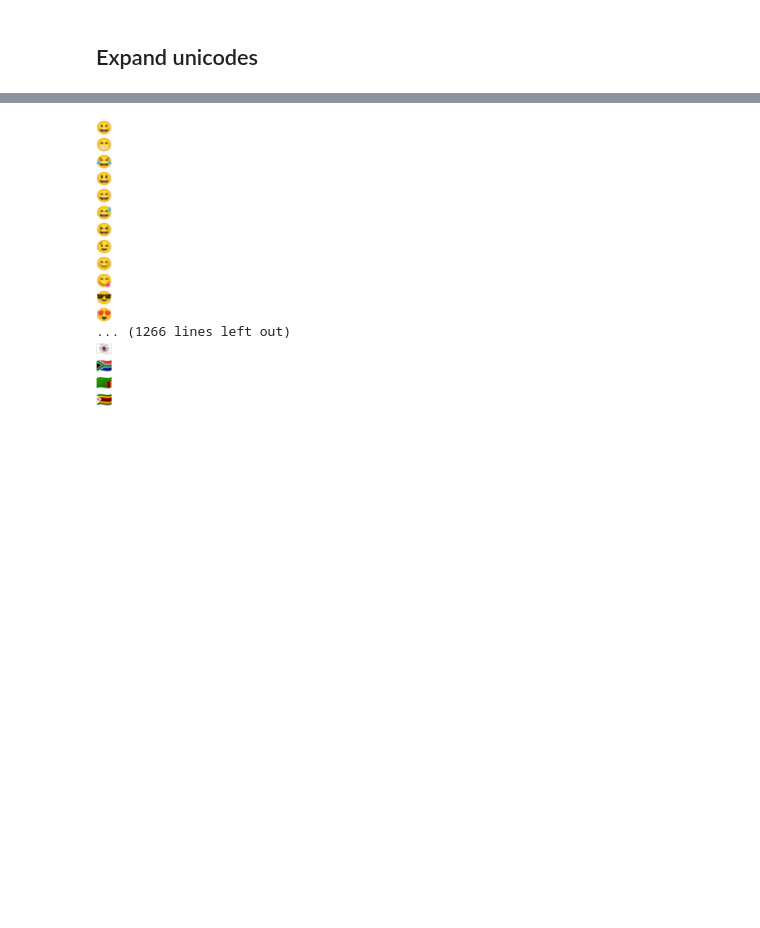
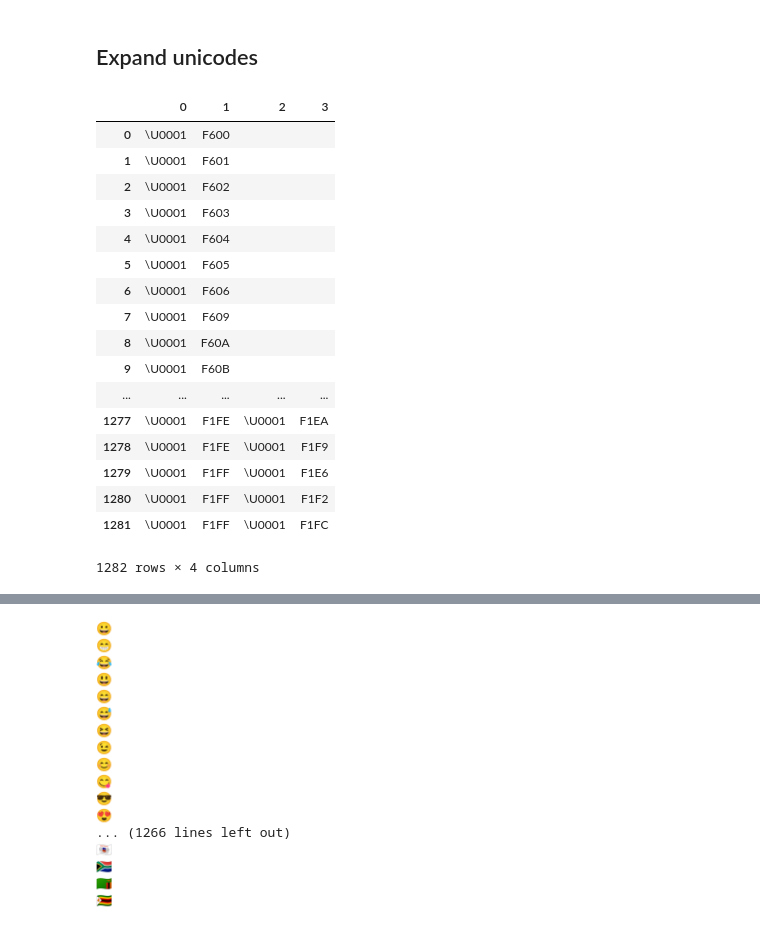
Before and after one commit to dandanbang/Emojineering, a Jupyter notebook: Emoji_webscraping_cleaning_hr.ipynb, the cells around one changed output, grey strips where cells are left out. Saved outputs shown, nothing was run; the diff lists cells and outputs as text; code cells hidden in the pictures; blank space fills up the shorter version.

```diff
--- a/Emoji_webscraping_cleaning.ipynb
+++ b/Emoji_webscraping_cleaning_hr.ipynb
@@ -37,14 +37,35 @@ emojis_df = pd.DataFrame(emojis)
 # %%
 # Expand bytecodes
 pattern = r"U\+(\d?)([A-F0-9]{4})(?: U\+(\d?)([A-F0-9]{4}))?"
 p = re.compile(pattern)
 temp = emojis_df.byteCode.str.extract(pattern)
-temp[0].replace("1", "\\U0001", inplace=True)
-temp[0].replace("", "\\U0000", inplace=True)
-temp[2].replace("1", "\\U0001", inplace=True)
-temp[2].replace("", "\\U0000", inplace=True)
+temp[0].replace("1", r"\U0001", inplace=True)
+temp[0].replace("", r"\U0000", inplace=True)
+temp[2].replace("1", r"\U0001", inplace=True)
+temp[2].replace("", r"\U0000", inplace=True)
 temp.fillna("",inplace=True)
-emojis_df.byteCode = temp.apply(lambda x: "".join(x), axis=1)
+display(temp)
+emojis_df["byteCode1"] = temp.apply(lambda x: "".join(x[:2]), axis=1)
+emojis_df["byteCode2"] = temp.apply(lambda x: "".join(x[2:]), axis=1)
+# %% [output]
+|  | 0 | 1 | 2 | 3 |
+| 0 | \U0001 | F600 |  |  |
+| 1 | \U0001 | F601 |  |  |
+| 2 | \U0001 | F602 |  |  |
+| 3 | \U0001 | F603 |  |  |
+| 4 | \U0001 | F604 |  |  |
+| 5 | \U0001 | F605 |  |  |
+| 6 | \U0001 | F606 |  |  |
+| 7 | \U0001 | F609 |  |  |
+| 8 | \U0001 | F60A |  |  |
+| 9 | \U0001 | F60B |  |  |
+| ... | ... | ... | ... | ... |
+| 1277 | \U0001 | F1FE | \U0001 | F1EA |
+| 1278 | \U0001 | F1FE | \U0001 | F1F9 |
+| 1279 | \U0001 | F1FF | \U0001 | F1E6 |
+| 1280 | \U0001 | F1FF | \U0001 | F1F2 |
+| 1281 | \U0001 | F1FF | \U0001 | F1FC |
+1282 rows × 4 columns
 # %%
 emojis_df
 # %% [output]
```
Also changed, not shown: parts of 3 cells of this notebook, 2 other files.
